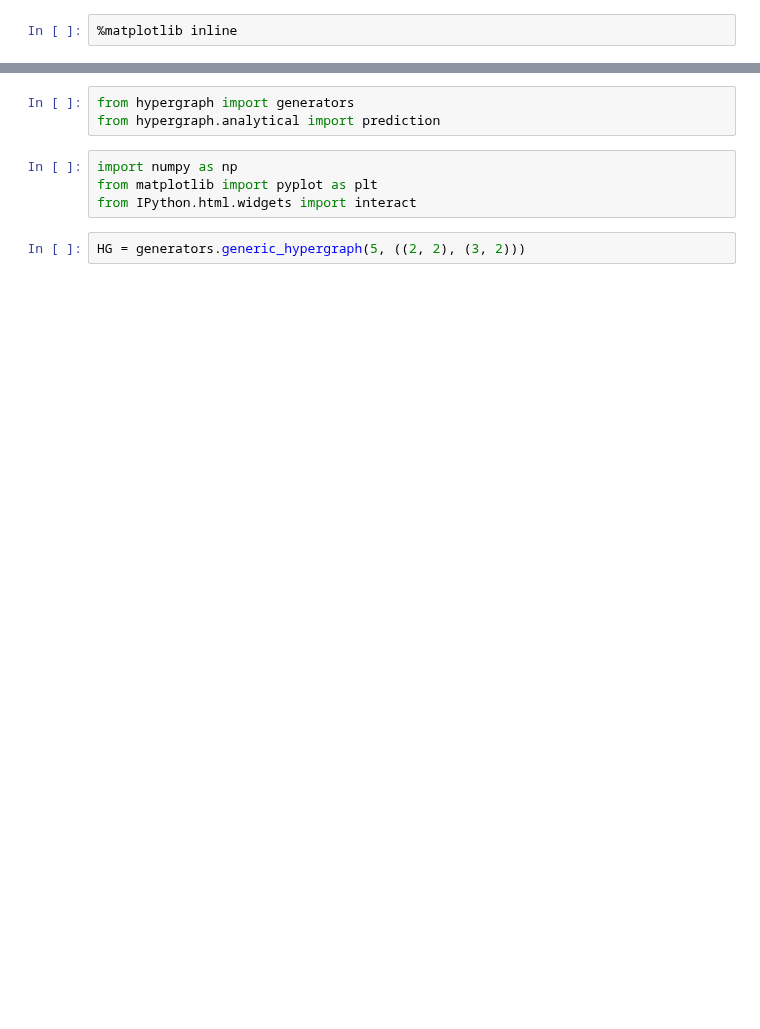
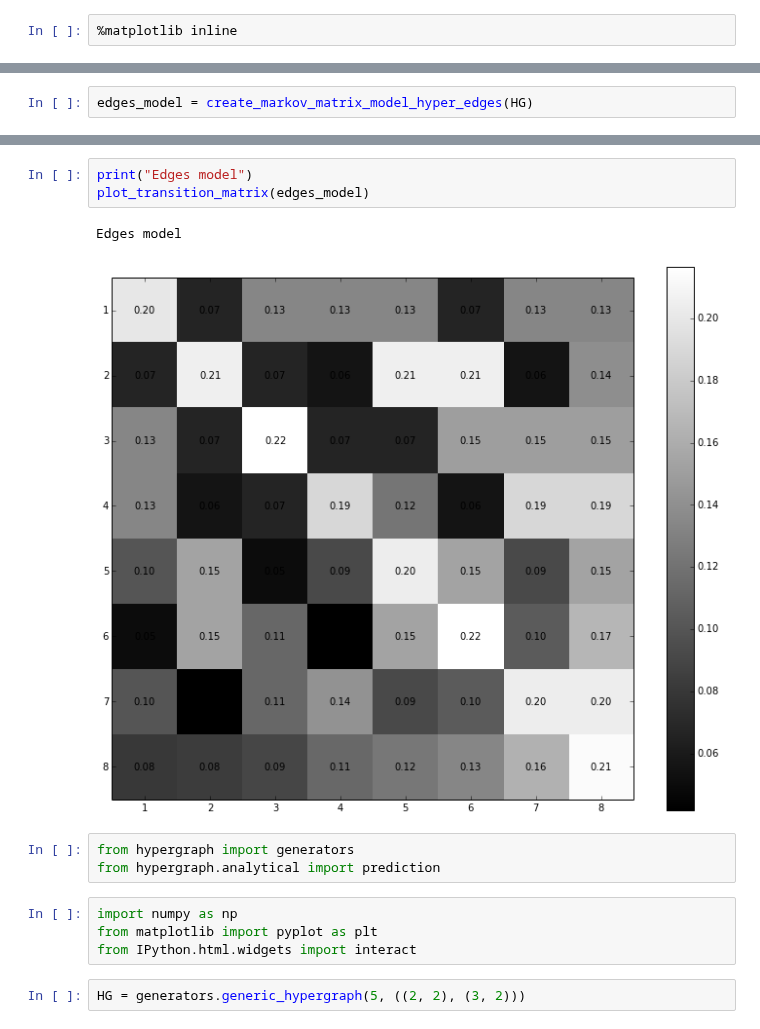
Before and after one commit to ilonajulczuk/hypergraph, a Jupyter notebook: notebooks/Modelling diffusion on hypergraph.ipynb, the cells around one changed output, grey strips where cells are left out. Saved outputs shown, nothing was run; the diff lists cells and outputs as text; blank space fills up the shorter version.

```diff
--- a/notebooks/Modelling diffusion on hypergraph.ipynb
+++ b/notebooks/Modelling diffusion on hypergraph.ipynb
@@ -109,0 +163,2 @@ $\pi_k = \frac{\|\{V_i :\  V_i \in E_k \} \|} {\sum\limits_{i=1}^{n}{ \|\{V_z :\
+# %%
+edges_model = create_markov_matrix_model_hyper_edges(HG)
@@ -110,3 +209,9 @@ $\pi_k = \frac{\|\{V_i :\  V_i \in E_k \} \|} {\sum\limits_{i=1}^{n}{ \|\{V_z :\
+# %%
+print("Edges model")
+plot_transition_matrix(edges_model)
+# %% [output]
+Edges model
+[figure, added]
 # %%
 from hypergraph import generators
 from hypergraph.analytical import prediction
```
Also changed, not shown: parts of 16 cells of this notebook.
